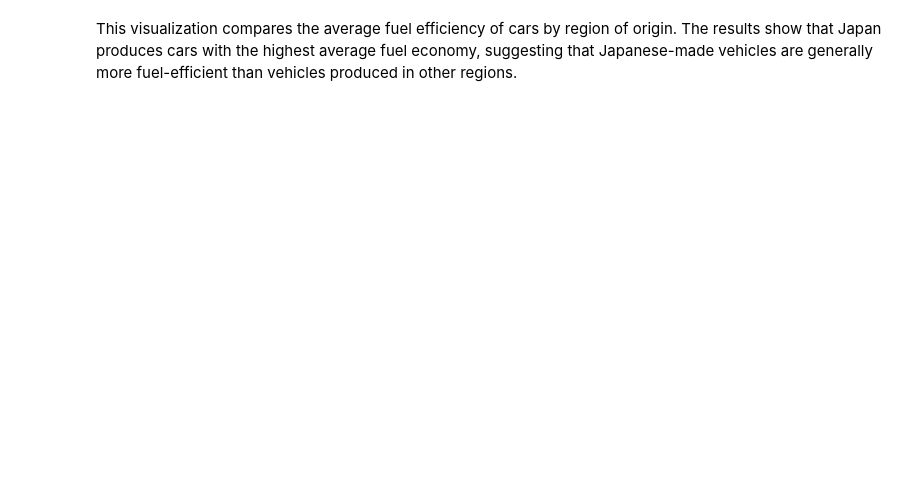
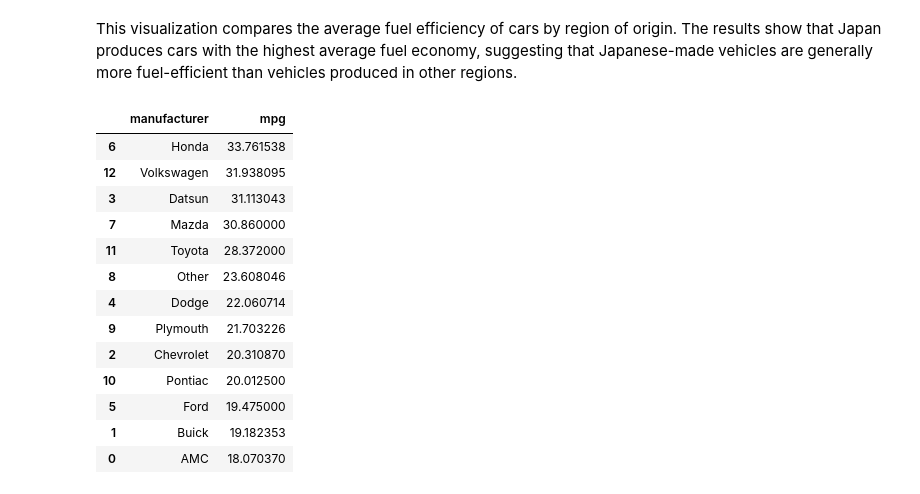
Before and after one commit to data4kira/mpg_project, a Jupyter notebook: MPG_Project.ipynb, the cells around one changed output. Cells and saved outputs as stored; diff of their text form; code cells hidden in the pictures; blank space fills up the shorter version.

```diff
--- a/MPG_Project.ipynb
+++ b/MPG_Project.ipynb
@@ -85,2 +81,39 @@ plt.show()
 # %% [markdown]
 This visualization compares the average fuel efficiency of cars by region of origin. The results show that Japan produces cars with the highest average fuel economy, suggesting that Japanese-made vehicles are generally more fuel-efficient than vehicles produced in other regions.
+# %%
+mpg_clean['manufacturer'] = 'Other'
+mpg_clean.loc[mpg_clean['name'].str.contains('ford', case=False, na=False), 'manufacturer'] = 'Ford'
+mpg_clean.loc[mpg_clean['name'].str.contains('chevrolet|chevy', case=False, na=False), 'manufacturer'] = 'Chevrolet'
+mpg_clean.loc[mpg_clean['name'].str.contains('toyota', case=False, na=False), 'manufacturer'] = 'Toyota'
+mpg_clean.loc[mpg_clean['name'].str.contains('honda', case=False, na=False), 'manufacturer'] = 'Honda'
+mpg_clean.loc[mpg_clean['name'].str.contains('dodge', case=False, na=False), 'manufacturer'] = 'Dodge'
+mpg_clean.loc[mpg_clean['name'].str.contains('volkswagen|vw', case=False, na=False), 'manufacturer'] = 'Volkswagen'
+mpg_clean.loc[mpg_clean['name'].str.contains('buick', case=False, na=False), 'manufacturer'] = 'Buick'
+mpg_clean.loc[mpg_clean['name'].str.contains('pontiac', case=False, na=False), 'manufacturer'] = 'Pontiac'
+mpg_clean.loc[mpg_clean['name'].str.contains('plymouth', case=False, na=False), 'manufacturer'] = 'Plymouth'
+mpg_clean.loc[mpg_clean['name'].str.contains('mazda', case=False, na=False), 'manufacturer'] = 'Mazda'
+mpg_clean.loc[mpg_clean['name'].str.contains('amc', case=False, na=False), 'manufacturer'] = 'AMC'
+mpg_clean.loc[mpg_clean['name'].str.contains('datsun', case=False, na=False), 'manufacturer'] = 'Datsun'
+mpg_clean.loc[mpg_clean['name'].str.contains('pontiac', case=False, na=False), 'manufacturer'] = 'Pontiac'
+mpg_clean.loc[mpg_clean['name'].str.contains('oldmobile', case=False, na=False), 'manufacturer'] = 'Oldmobile'
+manufacturer_mpg = (
+    mpg_clean
+    .groupby("manufacturer")["mpg"]
+    .mean()
+    .reset_index().sort_values("mpg", ascending=False))
+manufacturer_mpg
+# %% [output]
+|  | manufacturer | mpg |
+| 6 | Honda | 33.761538 |
+| 12 | Volkswagen | 31.938095 |
+| 3 | Datsun | 31.113043 |
+| 7 | Mazda | 30.860000 |
+| 11 | Toyota | 28.372000 |
+| 8 | Other | 23.608046 |
+| 4 | Dodge | 22.060714 |
+| 9 | Plymouth | 21.703226 |
+| 2 | Chevrolet | 20.310870 |
+| 10 | Pontiac | 20.012500 |
+| 5 | Ford | 19.475000 |
+| 1 | Buick | 19.182353 |
+| 0 | AMC | 18.070370 |
```
Also changed, not shown: parts of 9 cells of this notebook.
